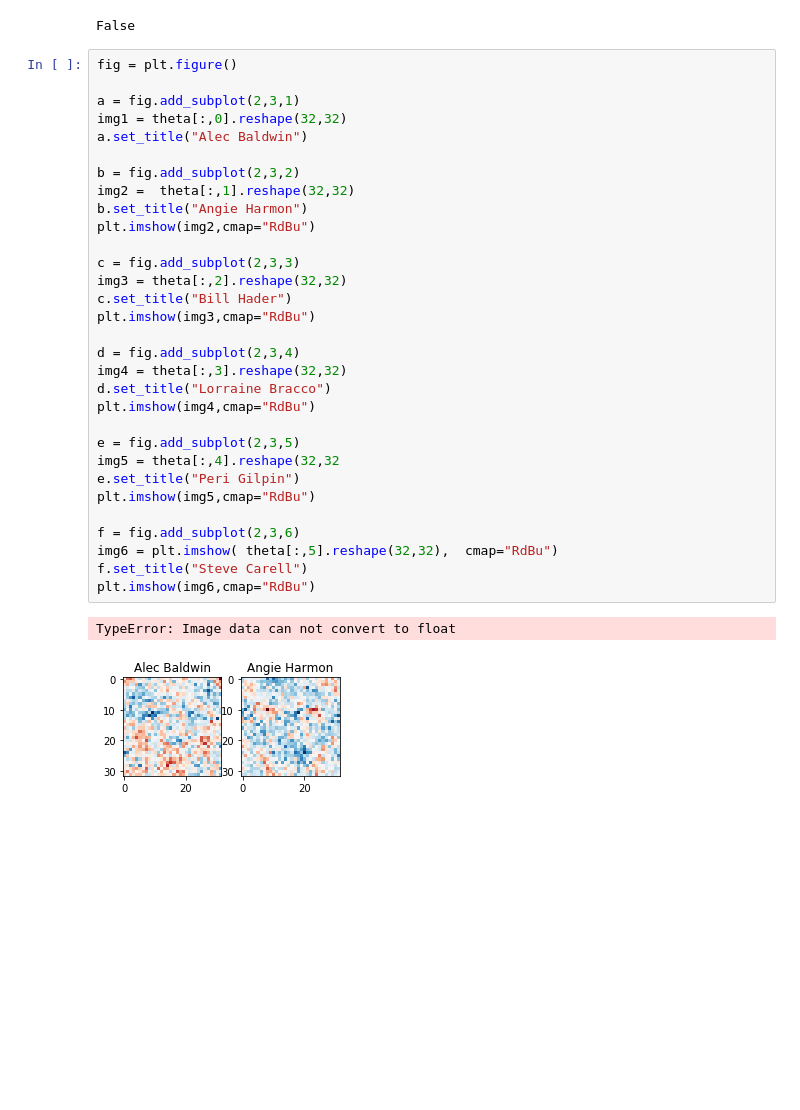
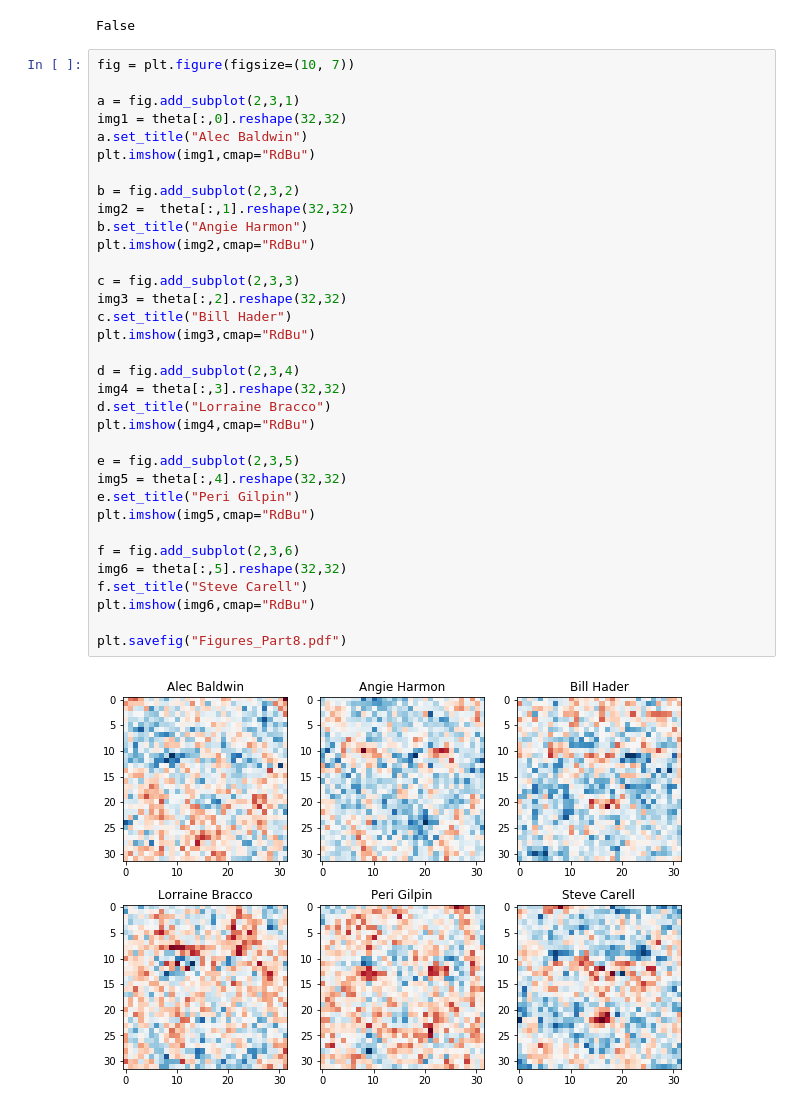
Before and after one commit to sailamshama/CSC411_Project1, a Jupyter notebook: Part_8.ipynb, the cells around one changed output. Saved outputs shown, nothing was run; the diff lists cells and outputs as text; blank space fills up the shorter version.

Commit message:
created image files

```diff
--- a/Part_8.ipynb
+++ b/Part_8.ipynb
@@ -10,36 +10,38 @@ np.array_equal(theta[:,1],theta[:,2])
 # %% [output]
 False
 # %%
-fig = plt.figure()
+fig = plt.figure(figsize=(10, 7))
 
 a = fig.add_subplot(2,3,1)
 img1 = theta[:,0].reshape(32,32)
 a.set_title("Alec Baldwin")
+plt.imshow(img1,cmap="RdBu")
 
 b = fig.add_subplot(2,3,2)
 img2 =  theta[:,1].reshape(32,32)
 b.set_title("Angie Harmon")
 plt.imshow(img2,cmap="RdBu")
 
 c = fig.add_subplot(2,3,3)
 img3 = theta[:,2].reshape(32,32)
 c.set_title("Bill Hader")
 plt.imshow(img3,cmap="RdBu")
 
 d = fig.add_subplot(2,3,4)
 img4 = theta[:,3].reshape(32,32)
 d.set_title("Lorraine Bracco")
 plt.imshow(img4,cmap="RdBu")
 
 e = fig.add_subplot(2,3,5)
-img5 = theta[:,4].reshape(32,32
+img5 = theta[:,4].reshape(32,32)
 e.set_title("Peri Gilpin")
 plt.imshow(img5,cmap="RdBu")
 
 f = fig.add_subplot(2,3,6)
-img6 = plt.imshow( theta[:,5].reshape(32,32),  cmap="RdBu")
+img6 = theta[:,5].reshape(32,32)
 f.set_title("Steve Carell")
 plt.imshow(img6,cmap="RdBu")
+
+plt.savefig("Figures_Part8.pdf")
 # %% [output]
-TypeError: Image data can not convert to float
-[figure, old version]
+[figure, new version]
```
Also changed, not shown: 4 other files.
